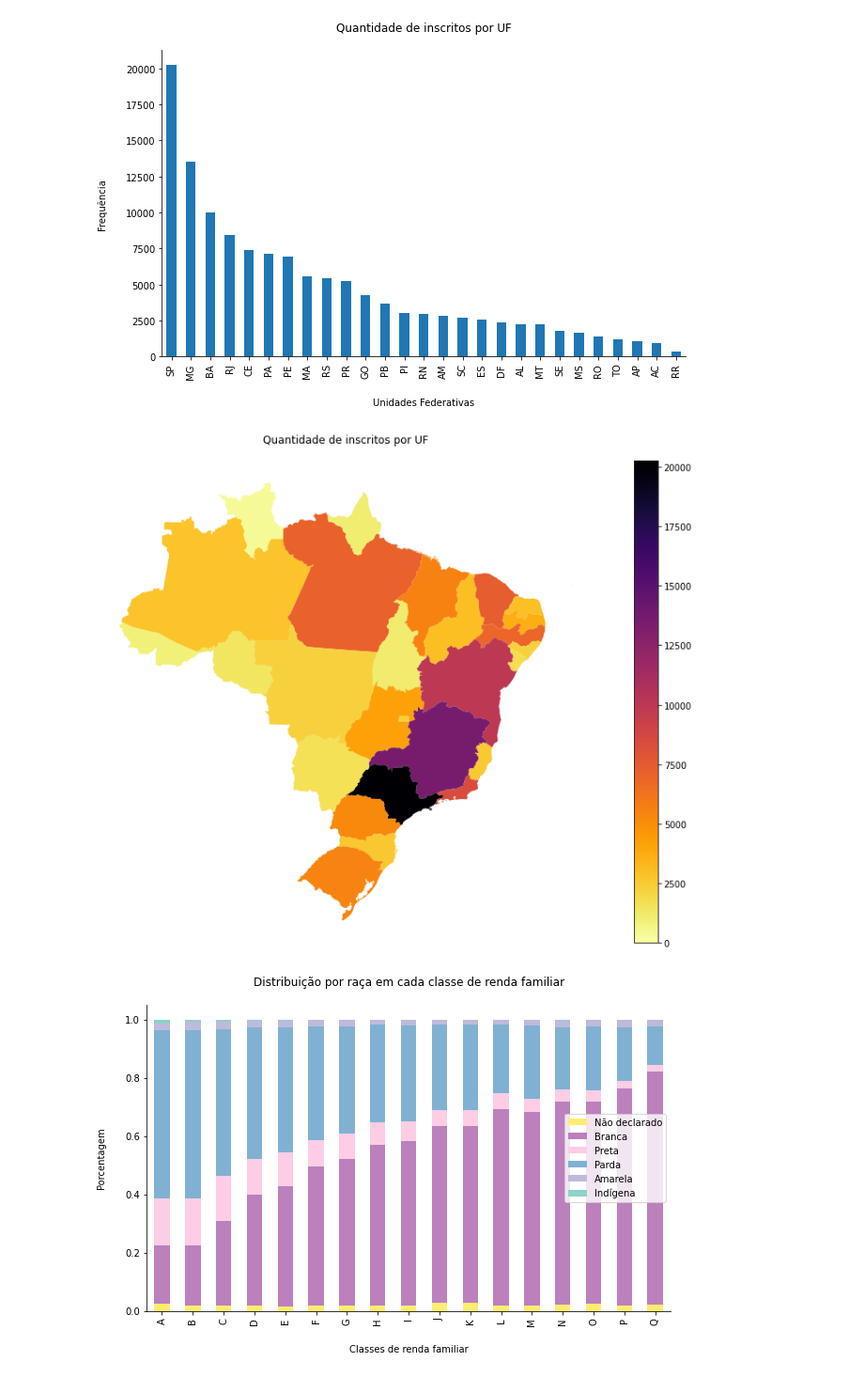
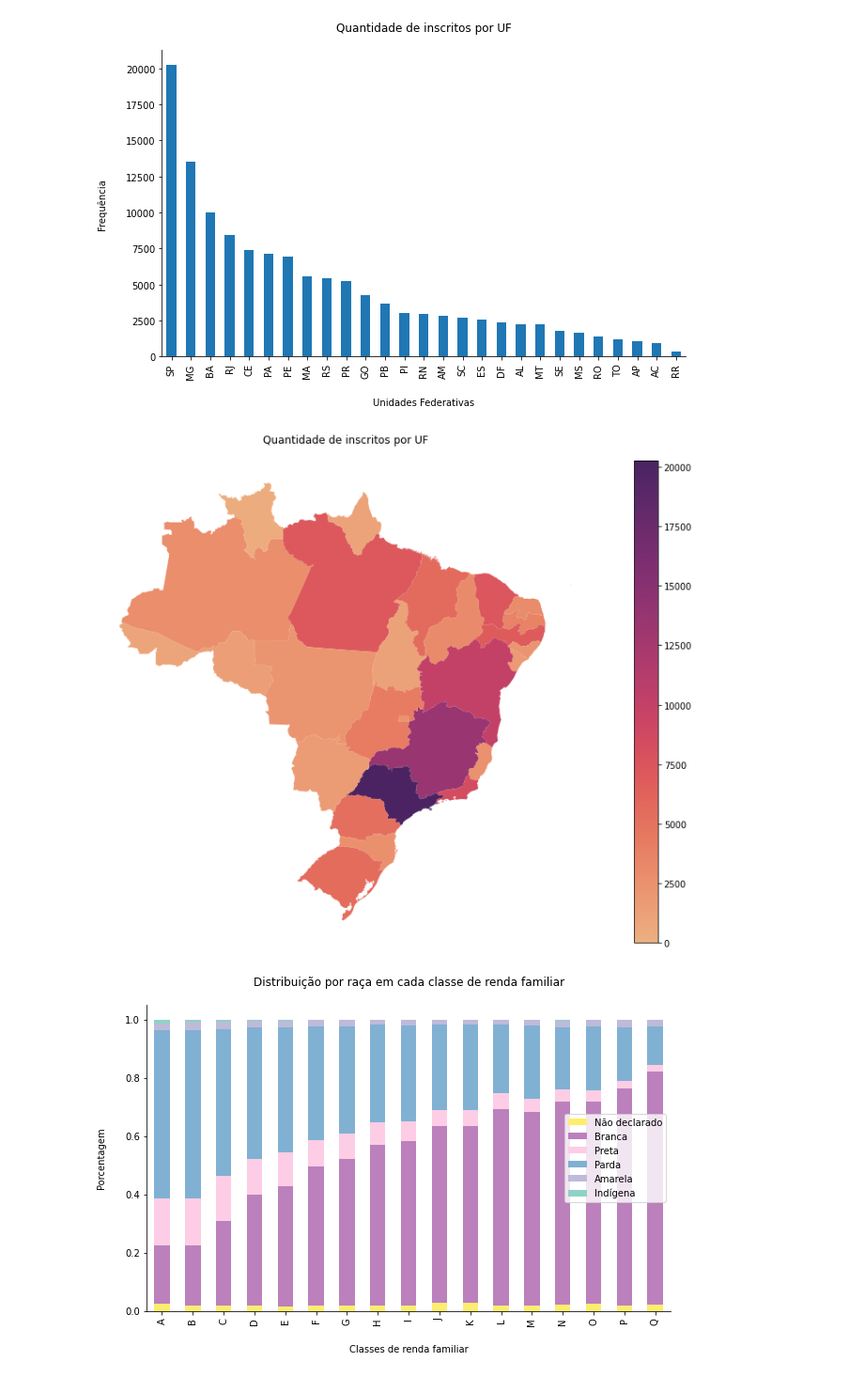
Before and after one commit to vinismachadoo/alura-imersao-dados-2, a Jupyter notebook: microdados_enem_2019.ipynb, the cells around one changed output. Shown at 94% size. Saved outputs shown, nothing was run; the diff lists cells and outputs as text; code cells hidden in the pictures.

```diff
--- a/microdados_enem_2019.ipynb
+++ b/microdados_enem_2019.ipynb
@@ -116,14 +136,14 @@ mapa_brasil['codigo_ibg'] = mapa_brasil['codigo_ibg'].astype('int')
 inscritos_por_estado = pd.concat([mapa_brasil.set_index('codigo_ibg'), enem['CO_UF_RESIDENCIA'].value_counts()], axis=1)
 # %%
 fig,ax = plt.subplots(figsize=(16,10))
-inscritos_por_estado.plot(ax=ax, column='CO_UF_RESIDENCIA', cmap='inferno_r', legend=True, vmin=0)
+inscritos_por_estado.plot(ax=ax, column='CO_UF_RESIDENCIA', cmap='flare', legend=True, vmin=0)
 sns.despine(bottom=True, left=True)
 plt.title('Quantidade de inscritos por UF', pad=20, fontsize=12, color='black')
 ax.set_yticks([])
 ax.set_xticks([])
 plt.show()
 # %% [output]
-[figure, old version]
+[figure, new version]
 # %%
 relacao_renda_raca = enem.groupby('Q006')['TP_COR_RACA'].value_counts(normalize=True).unstack()
 relacao_renda_raca.rename(columns={0:'Não declarado',1:'Branca',2:'Preta',3:'Parda',4:'Amarela',5:'Indígena'}, inplace=True)
```
Also changed, not shown: parts of 22 cells of this notebook.
